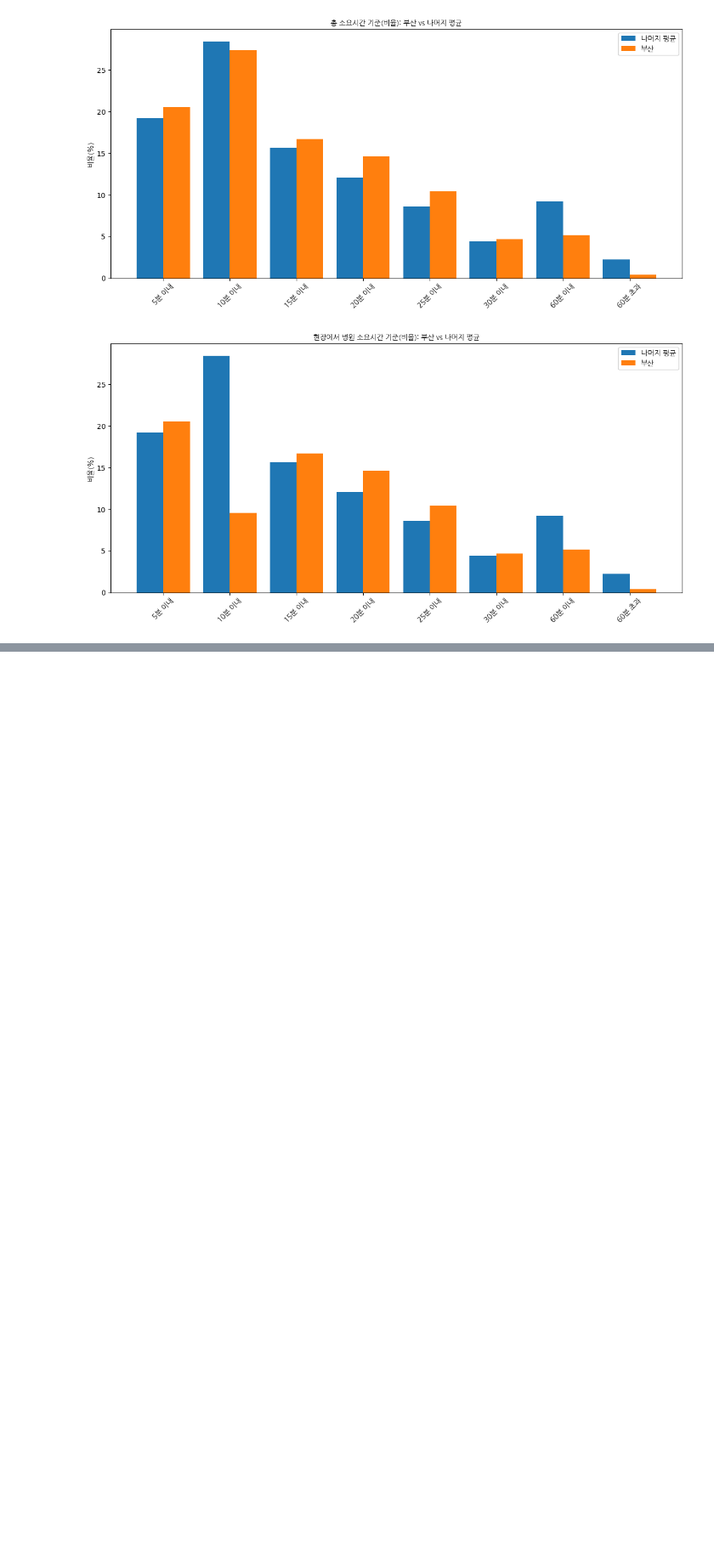
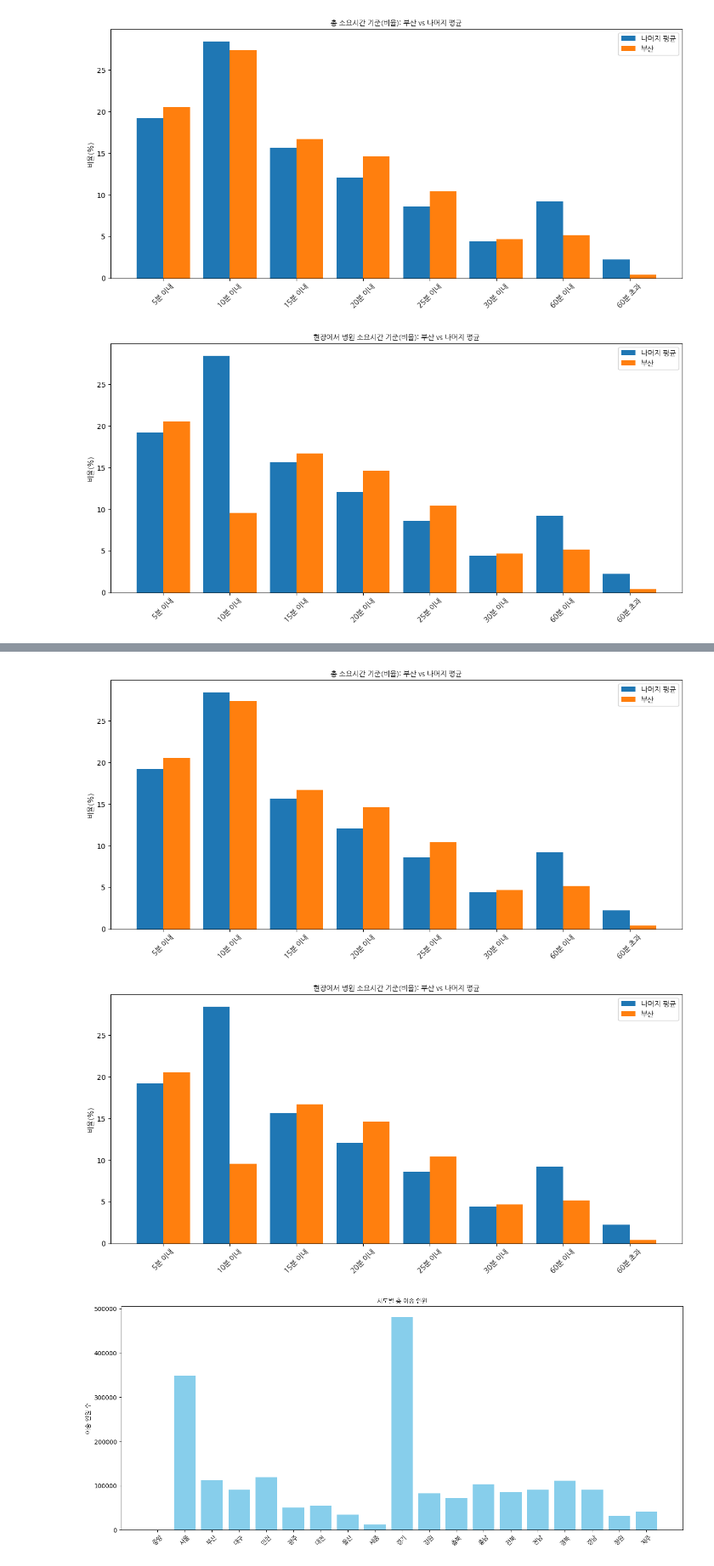
Before and after one commit to MovingJu/DIVE, a Jupyter notebook: data_analysis.ipynb, the cells around one changed output, grey strips where cells are left out. Shown at 85% size. Saved outputs shown, nothing was run; the diff lists cells and outputs as text; code cells hidden in the pictures; blank space fills up the shorter version.

```diff
--- a/data_analysis.ipynb
+++ b/data_analysis.ipynb
@@ -130,3 +130,75 @@ compare_plot(df_comeback, "현장에서 병원 소요시간 기준(비율): 부
 [figure]
 [figure]
 [figure]
+# %%
+import pandas as pd
+import matplotlib.pyplot as plt
+import matplotlib.font_manager as fm
+
+# ===== 한글 폰트 설정 =====
+font_path = "./NanumGothic.ttf"   # 같은 폴더에 NanumGothic.ttf 필요
+fontprop = fm.FontProperties(fname=font_path)
+
+# ===== DataFrame 변환 =====
+df_distance = pd.DataFrame(distance)
+df_action = pd.DataFrame(action_time)
+df_total = pd.DataFrame(total_time)
+df_comeback = pd.DataFrame(come_back_time)
+
+# 합계 제거
+df_distance = df_distance[df_distance["시도"] != "합계"]
+df_action = df_action[df_action["시도"] != "합계"]
+df_total = df_total[df_total["시도"] != "합계"]
+df_comeback = df_comeback[df_comeback["시도"] != "합계"]
+
+# ===== 부산 vs 나머지 평균 비교 함수 =====
+target = "부산"
+
+def compare_plot(df, title, exclude_cols=["시도","이송 인원"]):
+    cols = [c for c in df.columns if c not in exclude_cols]
+
+    # 구간별 비율 계산 (%)
+    ratio_df = df.copy()
+    for c in cols:
+        ratio_df[c] = df[c] / df["이송 인원"] * 100
+
+    # 부산
+    busan = ratio_df[ratio_df["시도"] == target][cols].iloc[0]
+    # 나머지 평균
+    others = ratio_df[ratio_df["시도"] != target][cols].mean()
+
+    # 막대그래프
+    x = range(len(cols))
+    plt.figure(figsize=(12,6))
+    plt.bar(x, others, width=0.4, label="나머지 평균")
+    plt.bar([i+0.4 for i in x], busan, width=0.4, label="부산")
+    plt.xticks([i+0.2 for i in x], cols, rotation=45, fontproperties=fontprop)
+    plt.title(title, fontproperties=fontprop)
+    plt.ylabel("비율(%)", fontproperties=fontprop)
+    plt.legend(prop=fontprop)
+    plt.tight_layout()
+    plt.show()
+
+# ===== 각 기준별 비교 =====
+compare_plot(df_distance, "거리 기준(비율): 부산 vs 나머지 평균")
+compare_plot(df_action, "출동 소요시간 기준(비율): 부산 vs 나머지 평균")
+compare_plot(df_total, "총 소요시간 기준(비율): 부산 vs 나머지 평균")
+compare_plot(df_comeback, "현장에서 병원 소요시간 기준(비율): 부산 vs 나머지 평균")
+
+# ===== 시도별 총 이송 인원 그래프 =====
+def plot_total_transfer(df, title):
+    # 시도별 이송 인원
+    x = df["시도"]
+    y = df["이송 인원"]
+
+    plt.figure(figsize=(14,6))
+    plt.bar(x, y, color="skyblue")
+    plt.xticks(rotation=45, fontproperties=fontprop)
+    plt.title(title, fontproperties=fontprop)
+    plt.ylabel("이송 인원 수", fontproperties=fontprop)
+    plt.tight_layout()
+    plt.show()
+
+# 거리 기준 데이터프레임에서 '이송 인원'만 확인 (모든 기준 동일하므로 하나만 사용)
+plot_total_transfer(df_distance, "시도별 총 이송 인원")
+# %% [output]
@@ -132,0 +207,3 @@ compare_plot(df_comeback, "현장에서 병원 소요시간 기준(비율): 부
+[figure, added]
+[figure, added]
+[figure, added]
```
Also changed, not shown: parts of 2 cells of this notebook, 4 other files.
